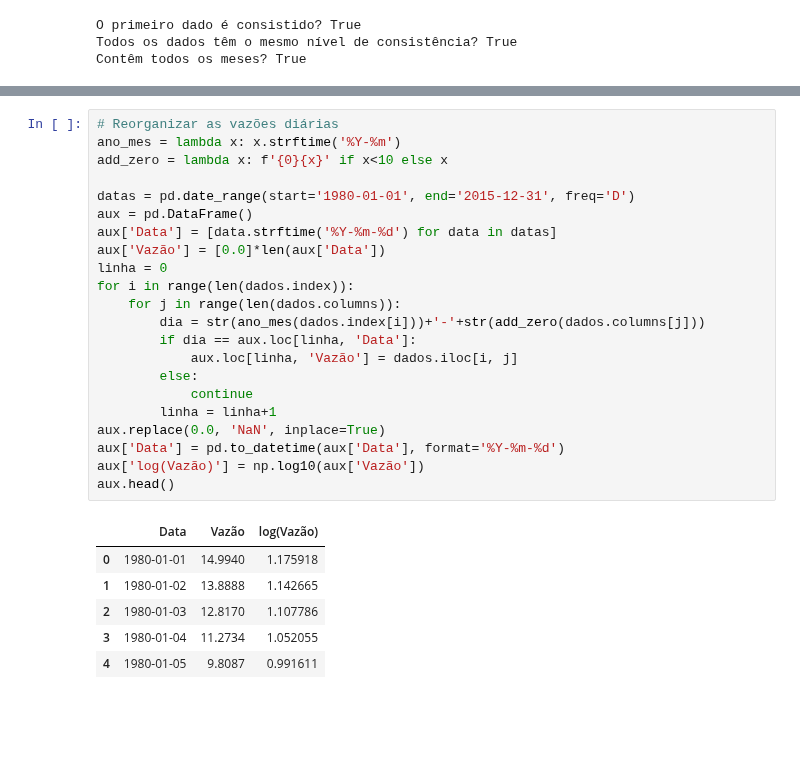
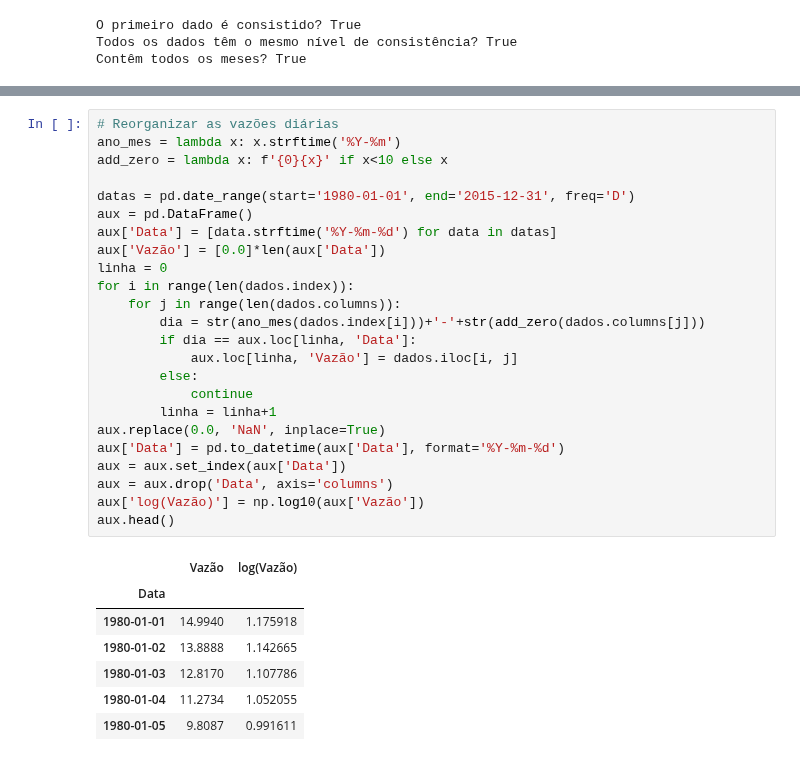
Before and after one commit to vitoria20241/Hidrologia, a Jupyter notebook: Notebooks/Trabalho_02.ipynb, the cells around one changed output, grey strips where cells are left out. Drawn from its saved outputs; the diff is of its cells as text; blank space fills up the shorter version.

```diff
--- a/Notebooks/Trabalho_02.ipynb
+++ b/Notebooks/Trabalho_02.ipynb
@@ -69,30 +43,33 @@ dados.head()
 # %%
 # Reorganizar as vazões diárias
 ano_mes = lambda x: x.strftime('%Y-%m')
 add_zero = lambda x: f'{0}{x}' if x<10 else x
 
 datas = pd.date_range(start='1980-01-01', end='2015-12-31', freq='D')
 aux = pd.DataFrame()
 aux['Data'] = [data.strftime('%Y-%m-%d') for data in datas]
 aux['Vazão'] = [0.0]*len(aux['Data'])
 linha = 0
 for i in range(len(dados.index)):
     for j in range(len(dados.columns)):
         dia = str(ano_mes(dados.index[i]))+'-'+str(add_zero(dados.columns[j]))
         if dia == aux.loc[linha, 'Data']:
             aux.loc[linha, 'Vazão'] = dados.iloc[i, j]
         else:
             continue
         linha = linha+1
 aux.replace(0.0, 'NaN', inplace=True)
 aux['Data'] = pd.to_datetime(aux['Data'], format='%Y-%m-%d')
+aux = aux.set_index(aux['Data'])
+aux = aux.drop('Data', axis='columns')
 aux['log(Vazão)'] = np.log10(aux['Vazão'])
 aux.head()
 # %% [output]
-|  | Data | Vazão | log(Vazão) |
-| 0 | 1980-01-01 | 14.9940 | 1.175918 |
-| 1 | 1980-01-02 | 13.8888 | 1.142665 |
-| 2 | 1980-01-03 | 12.8170 | 1.107786 |
-| 3 | 1980-01-04 | 11.2734 | 1.052055 |
-| 4 | 1980-01-05 | 9.8087 | 0.991611 |
+|  | Vazão | log(Vazão) |
+| Data |  |  |
+| 1980-01-01 | 14.9940 | 1.175918 |
+| 1980-01-02 | 13.8888 | 1.142665 |
+| 1980-01-03 | 12.8170 | 1.107786 |
+| 1980-01-04 | 11.2734 | 1.052055 |
+| 1980-01-05 | 9.8087 | 0.991611 |
 # %%
```
Also changed, not shown: parts of 9 cells of this notebook.
